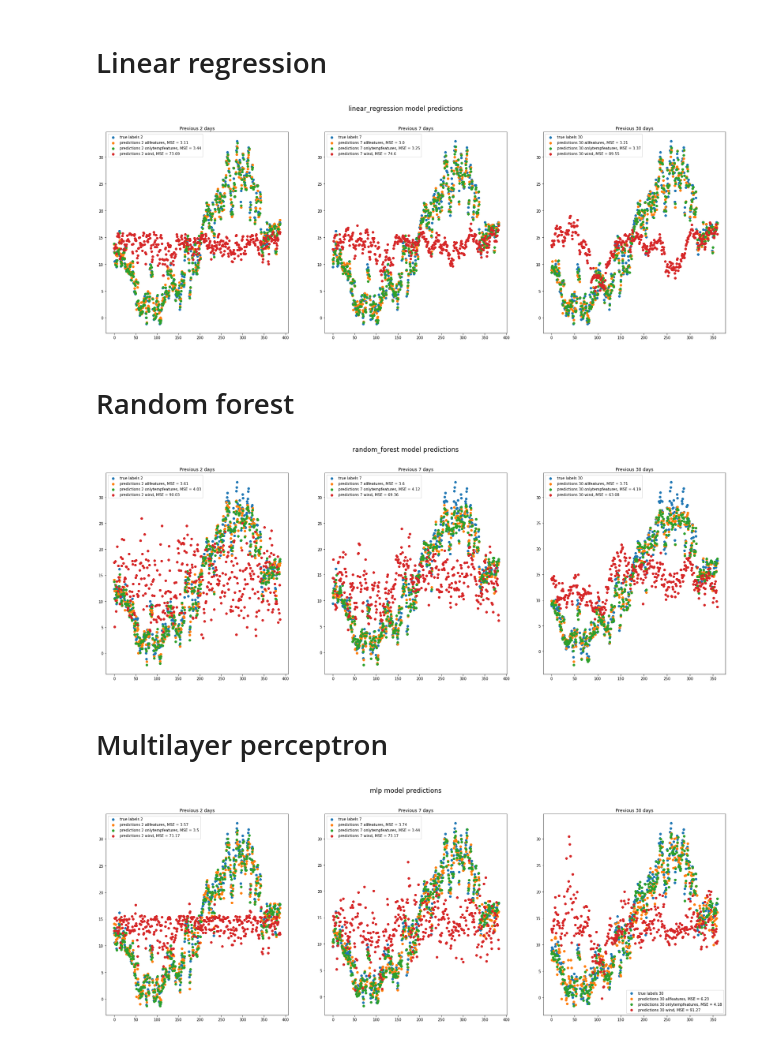
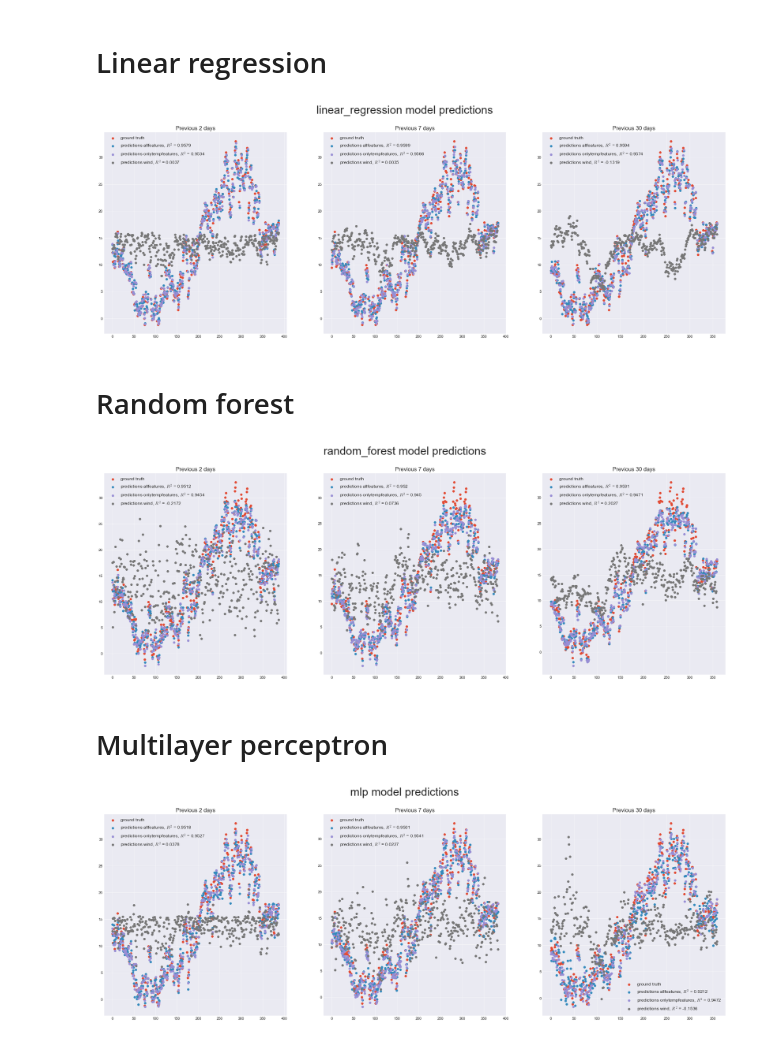
Before and after one commit to qwerty6601/Weather_Prediction_DS, a Jupyter notebook: evaluate_models.ipynb, the cells around one changed output. Cells and saved outputs as stored; diff of their text form; code cells hidden in the pictures.

Commit message:
more calculations and comparison improvements

```diff
--- a/evaluate_models.ipynb
+++ b/evaluate_models.ipynb
@@ -36,0 +103,8 @@ https://scikit-learn.org/stable/model_persistence.html#security-maintainability-
+# %%
+results_without_wind = results[results['Used features'] != 'wind']
+
+sns.set_style(style='darkgrid')
+figure, ax = plt.subplots(figsize=(10,10))
+ax.set_title('Comparison of models')
+sns.scatterplot(data=results_without_wind, x='MSE', y='R^2', hue='Model', size='Previous days', sizes=(100, 330), style='Used features', ax=ax)
+plt.legend(fontsize='x-large')
@@ -37,18 +114,18 @@ https://scikit-learn.org/stable/model_persistence.html#security-maintainability-
 # %% [markdown]
 # Linear regression
 # %%
-show_predictions_and_mse('linear_regression')
+show_predictions('linear_regression')
 # %% [output]
-[figure, old version]
+[figure, new version]
 # %% [markdown]
 # Random forest
 # %%
-show_predictions_and_mse('random_forest')
+show_predictions('random_forest')
 # %% [output]
-[figure, old version]
+[figure, new version]
 # %% [markdown]
 # Multilayer perceptron
 # %%
-show_predictions_and_mse('mlp')
+show_predictions('mlp')
 # %% [output]
-[figure, old version]
+[figure, new version]
```
Also changed, not shown: parts of 4 cells of this notebook.
